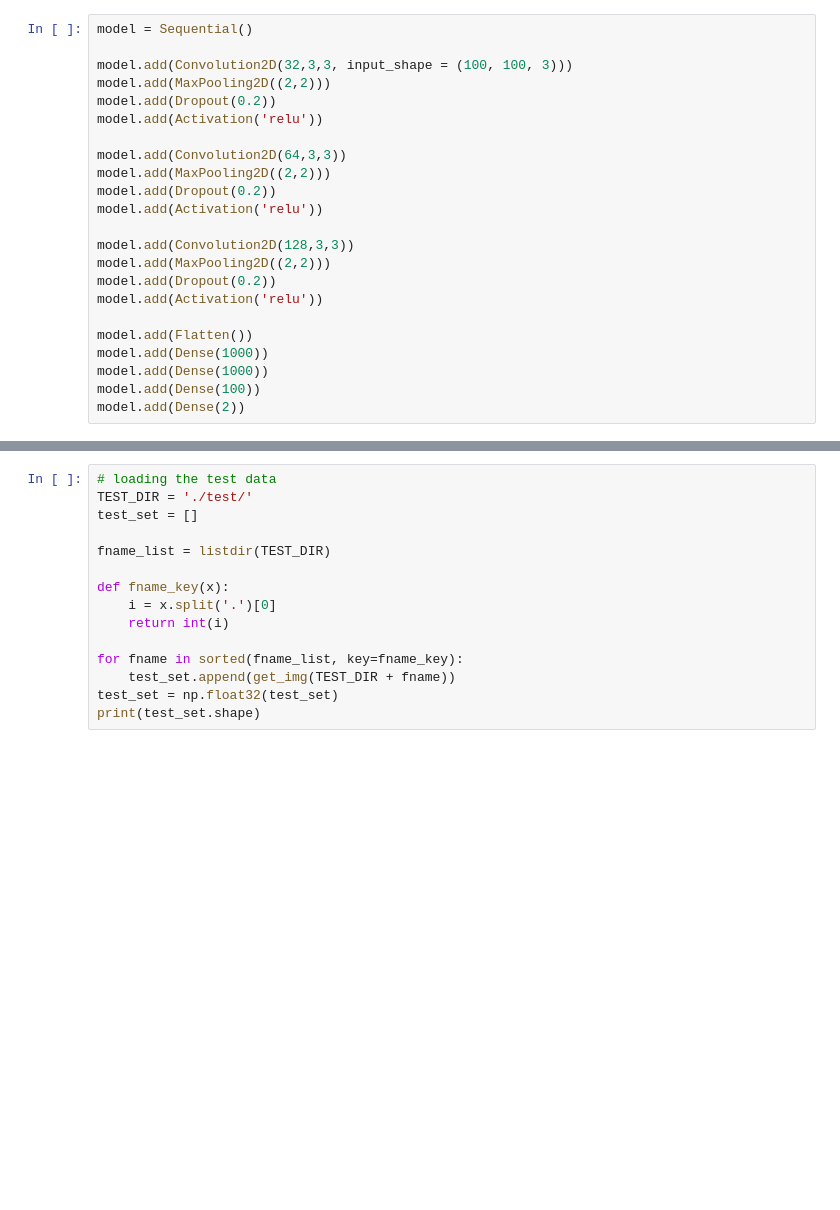
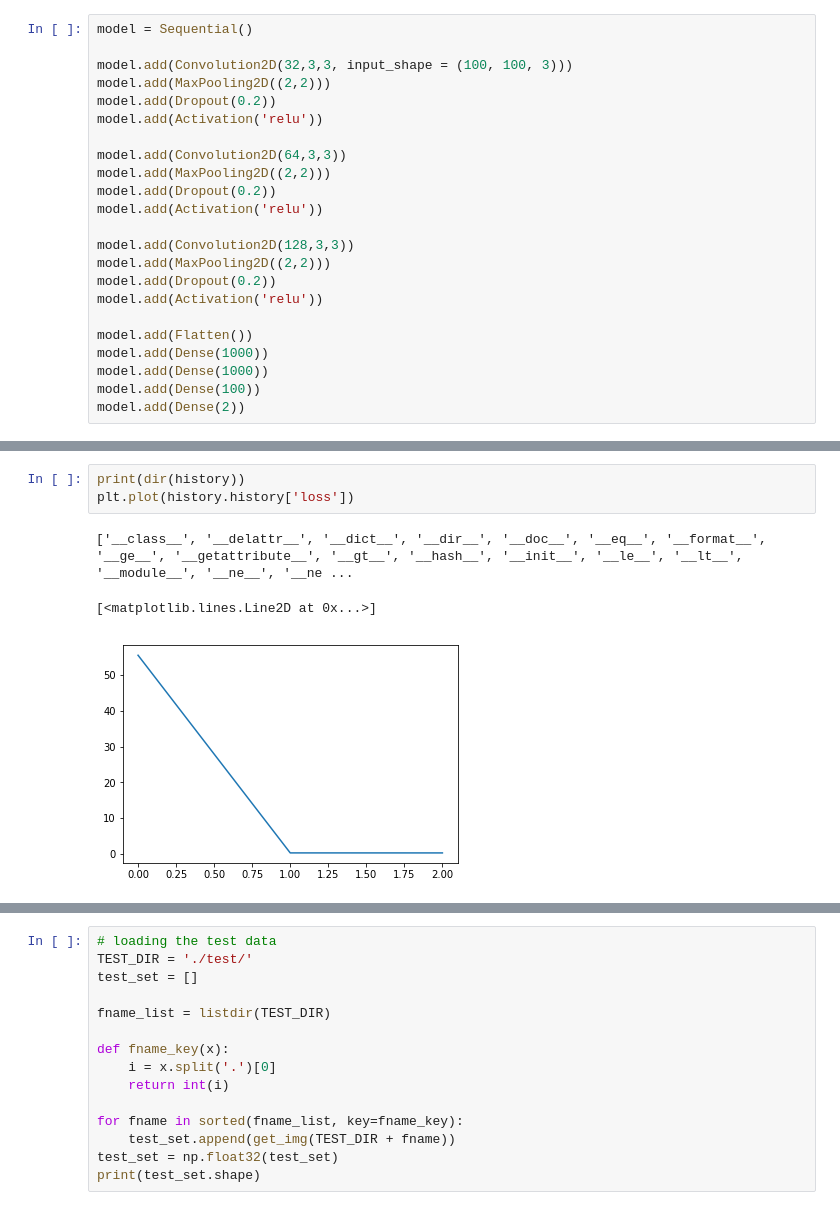
Before and after one commit to tempflip/catsVsDogs, a Jupyter notebook: catsVsDogs_2nd.ipynb, the cells around one changed output, grey strips where cells are left out. Drawn from its saved outputs; the diff is of its cells as text; blank space fills up the shorter version.

```diff
--- a/catsVsDogs_2nd.ipynb
+++ b/catsVsDogs_2nd.ipynb
@@ -143 +161,8 @@ Epoch 1/3
+# %%
+print(dir(history))
+plt.plot(history.history['loss'])
+# %% [output]
+['__class__', '__delattr__', '__dict__', '__dir__', '__doc__', '__eq__', '__format__', '__ge__', '__getattribute__', '__gt__', '__hash__', '__init__', '__le__', '__lt__', '__module__', '__ne__', '__ne ...
+[<matplotlib.lines.Line2D at 0x...>]
+[figure, added]
 # %%
```
Also changed, not shown: parts of 14 cells of this notebook, 2 other files.
